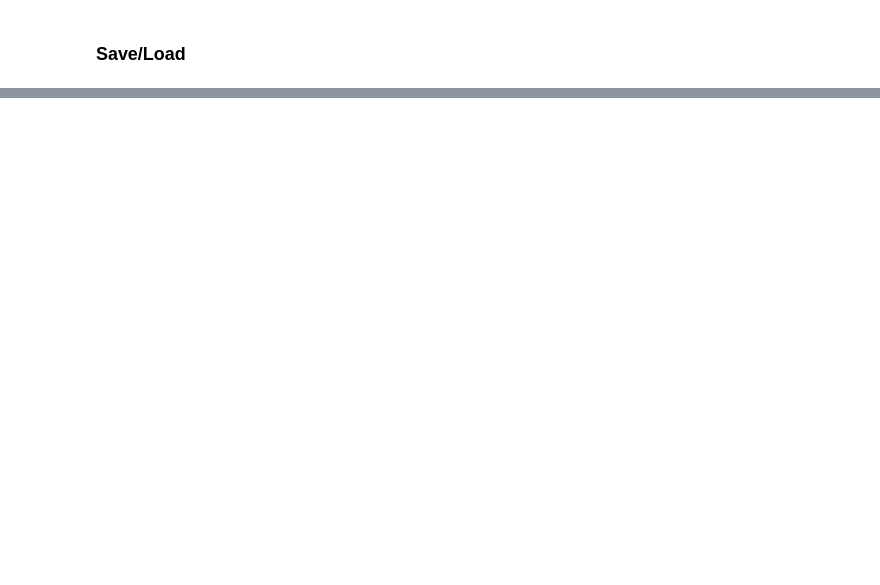
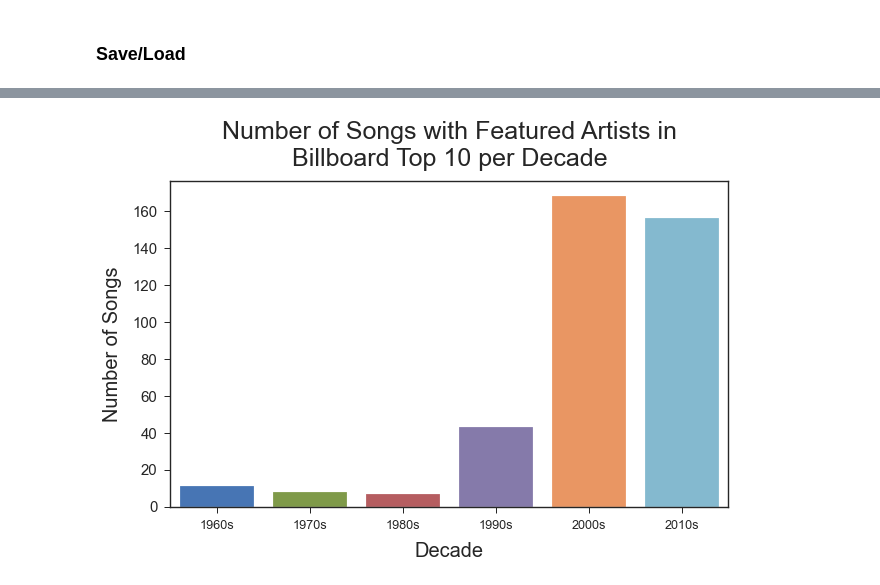
Before and after one commit to p-szymo/lyrics_thru_decades, a Jupyter notebook: 02_data_cleaning.ipynb, the cells around one changed output, grey strips where cells are left out. Cells and saved outputs as stored; diff of their text form; code cells hidden in the pictures; blank space fills up the shorter version.

Commit message:
remove structure and artist labels from within lyrics, graph featured artists across decades

```diff
--- a/02_data_cleaning.ipynb
+++ b/02_data_cleaning.ipynb
@@ -98,17 +99,14 @@ df[df.title.str.startswith('FREAKY')]
 # %%
 # featuring rescrapes
-df.loc[4691, 'lyrics'] = featuring(df, 4691, access_token)
+to_be_rescraped = [4024, 4043, 4488, 4580, 4623, 4686, 4691]
+
+for ind in to_be_rescraped:
+    df.loc[ind, 'lyrics'] = featuring(df, ind, access_token)
 # %%
 # rescrape
 df.loc[155, 'lyrics'] = lyrics_grabber(access_token, 'wooden heart joe')
 df.loc[580, 'lyrics'] = lyrics_grabber(access_token, 'treat her right roy')
 df.loc[917, 'lyrics'] = lyrics_grabber(access_token, 'love is blue paul')
-
-df.loc[4024, 'lyrics'] = lyrics_grabber(access_token, 'deja vu beyonce')
-df.loc[4043, 'lyrics'] = lyrics_grabber(access_token, 'fergalicious')
-df.loc[4580, 'lyrics'] = lyrics_grabber(access_token, 'cheap thrills sia')
-df.loc[4623, 'lyrics'] = lyrics_grabber(access_token, '1-800-273-8255')
-df.loc[4686, 'lyrics'] = lyrics_grabber(access_token, 'freaky friday lil')
 # %%
 # remove lines
 df.loc[71, 'lyrics'] = remove_n_lines(df.loc[71, 'lyrics'], 0, end_n=1)
@@ -230,0 +222,3 @@ with gzip.open('data/lyrics_df_clean.pkl', 'wb') as goodbye:
+# %%
+features = df[df.artist.str.contains('eaturing')]
+features.head()
@@ -230,0 +232,12 @@ with gzip.open('data/lyrics_df_clean.pkl', 'wb') as goodbye:
+# %%
+# graph number of instrumental songs per year
+plt.figure(figsize=(10,6))
+sns.barplot(x=features.decade.value_counts().sort_index().index, y=features.decade.value_counts().sort_index())
+plt.title('Number of Songs with Featured Artists in\nBillboard Top 10 per Decade', fontsize=25, pad=15)
+plt.xlabel('Decade', fontsize=20, labelpad=10)
+plt.ylabel('Number of Songs', fontsize=20, labelpad=10)
+# plt.xticks(ticks=range(0,60,5), labels=range(1960,2021,5), fontsize=15)
+plt.yticks(fontsize=15)
+plt.show()
+# %% [output]
+[figure, added]
```
Also changed, not shown: parts of 17 cells of this notebook.
